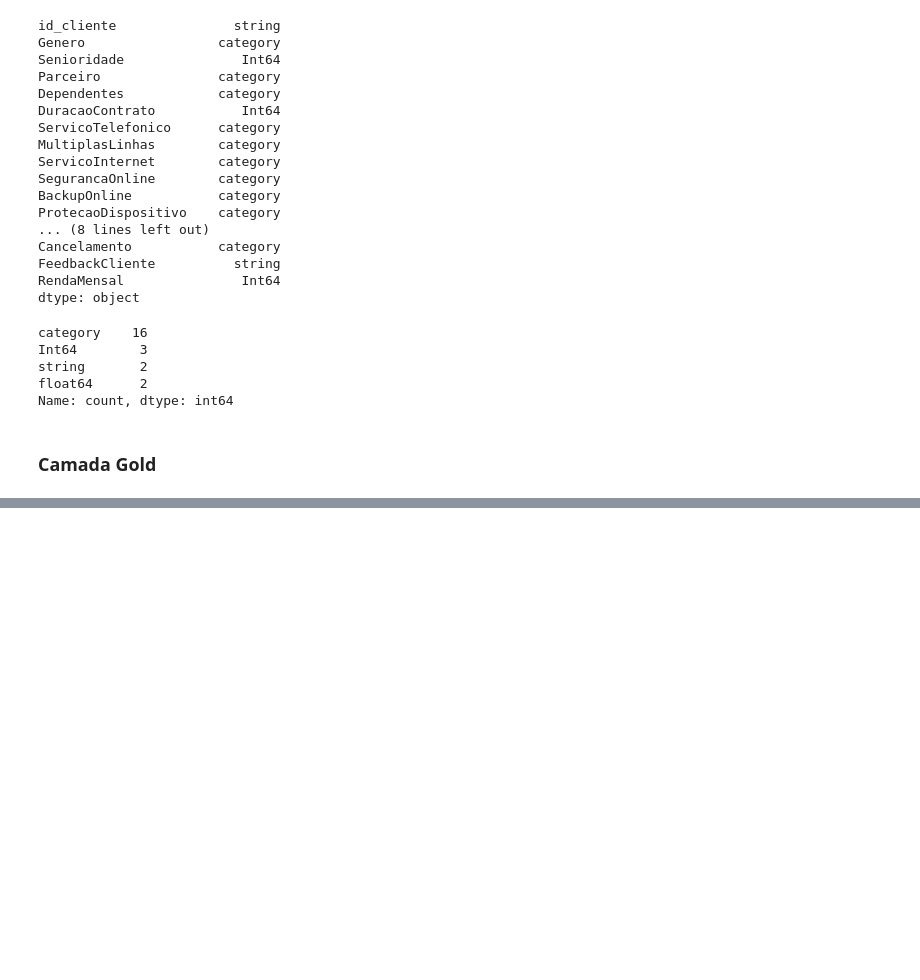
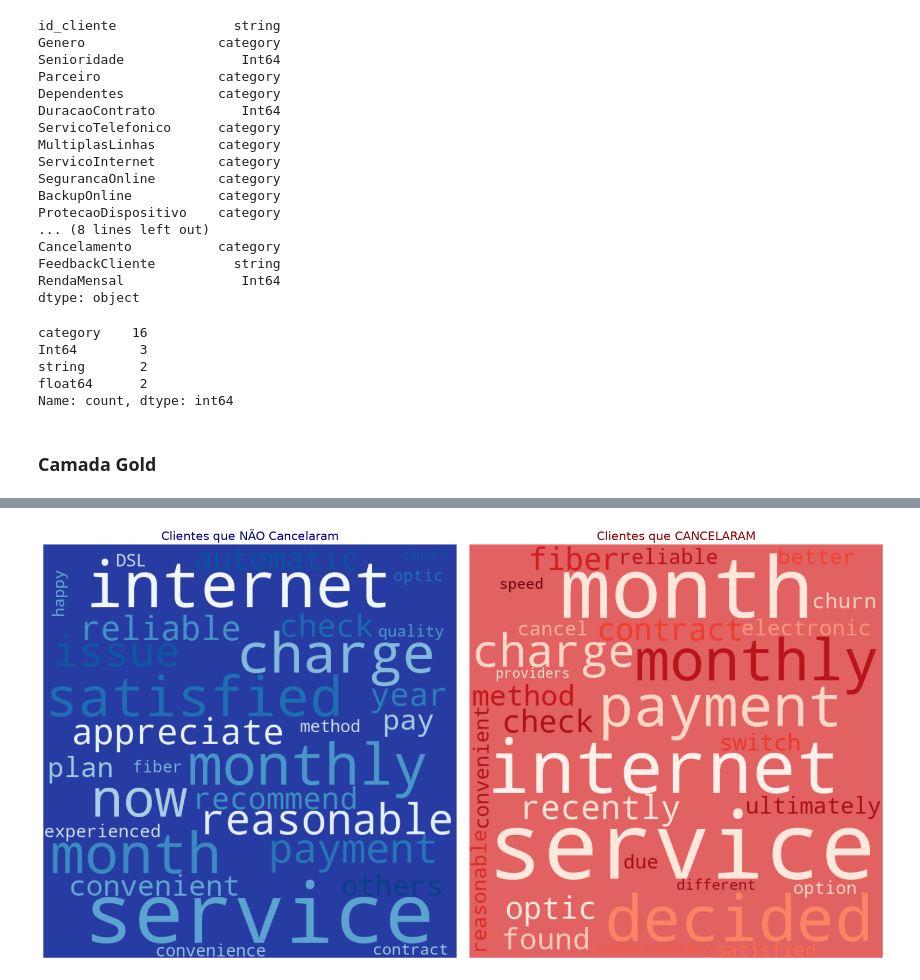
Before and after one commit to VannaGilio/terra-telefonica, a Jupyter notebook: telefonica-terra.ipynb, the cells around one changed output, grey strips where cells are left out. Saved outputs shown, nothing was run; the diff lists cells and outputs as text; code cells hidden in the pictures; blank space fills up the shorter version.

Commit message:
word cloud

```diff
--- a/telefonica-terra.ipynb
+++ b/telefonica-terra.ipynb
@@ -559,0 +661,70 @@ else:
+# %%
+from wordcloud import STOPWORDS, WordCloud
+import matplotlib.pyplot as plt
+
+# Palavras que não queremos exibir
+palavras_ignoradas = set(STOPWORDS)
+palavras_ignoradas.update(
+    [
+        "customer",
+        "customers",
+        "company",
+        "provider",
+        "overall",
+        "experience",
+        "also",
+        "really",
+    ]
+)
+
+# 1. Separa os comentários com base na coluna de Cancelamento
+texto_nao_cancelou = " ".join(
+    df_gold[df_gold["Cancelamento"] == "No"]["FeedbackCliente"].dropna().astype(str)
+)
+texto_cancelou = " ".join(
+    df_gold[df_gold["Cancelamento"] == "Yes"]["FeedbackCliente"].dropna().astype(str)
+)
+
+# 2. Gera a nuvem de palavras para quem NÃO cancelou (colormap azul)
+nuvem_nao = WordCloud(
+    width=700,
+    height=700,
+    background_color="#263CA2",
+    stopwords=palavras_ignoradas,
+    max_words=30,
+    collocations=False,
+    colormap="Blues",
+    random_state=42,
+).generate(texto_nao_cancelou)
+
+# 3. Gera a nuvem de palavras para quem CANCELOU (colormap vermelho)
+nuvem_sim = WordCloud(
+    width=700,
+    height=700,
+    background_color="#E2616168",
+    stopwords=palavras_ignoradas,
+    max_words=30,
+    collocations=False,
+    colormap="Reds",
+    random_state=42,
+).generate(texto_cancelou)
+
+# 4. Plota os dois gráficos lado a lado usando subplots
+fig, axes = plt.subplots(1, 2, figsize=(16, 8))
+
+axes[0].imshow(nuvem_nao, interpolation="bilinear")
+axes[0].axis("off")
+axes[0].set_title(
+    "Clientes que NÃO Cancelaram", fontsize=16, color="navy"
+)
+
+axes[1].imshow(nuvem_sim, interpolation="bilinear")
+axes[1].axis("off")
+axes[1].set_title(
+    "Clientes que CANCELARAM", fontsize=16, color="darkred"
+)
+
+plt.tight_layout()
+plt.show()
+# %% [output]
+[figure, added]
```
Also changed, not shown: parts of 10 cells of this notebook, 1 other file.
